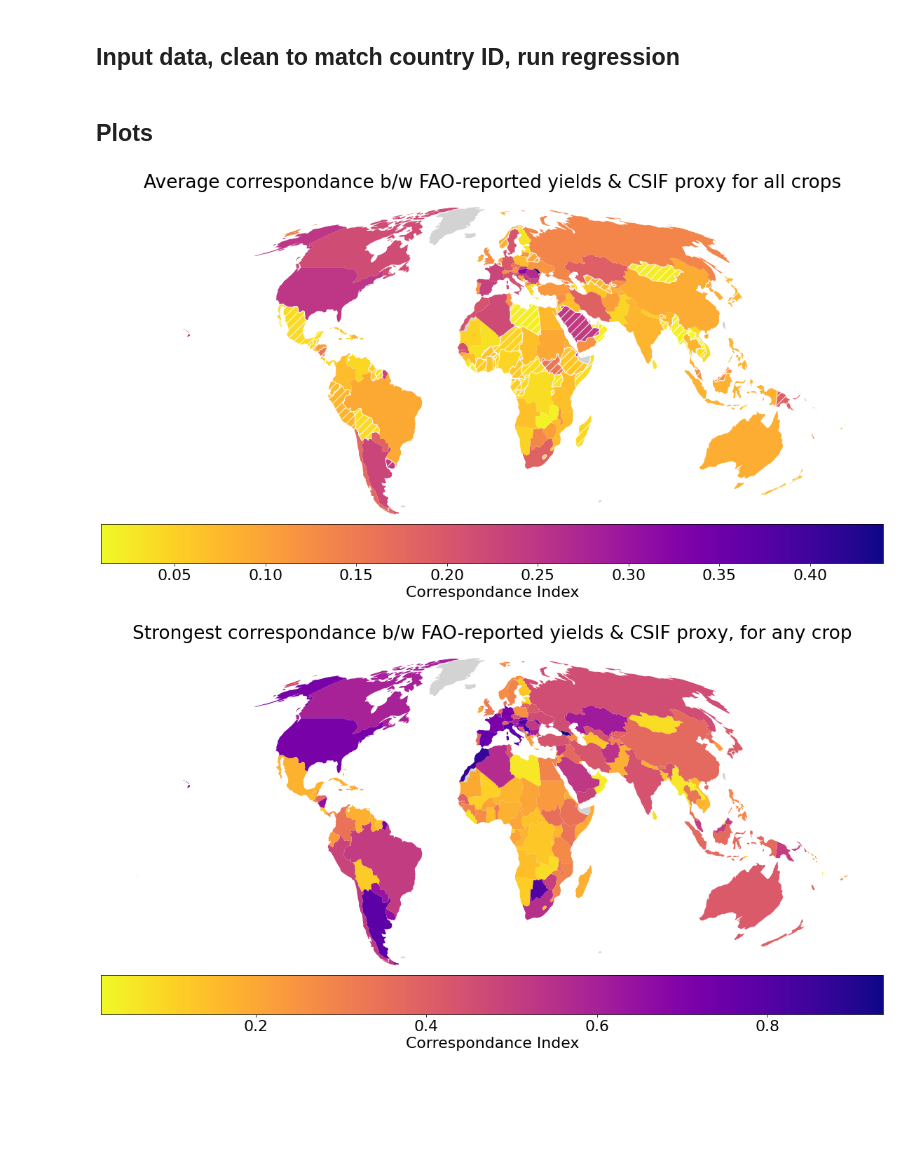
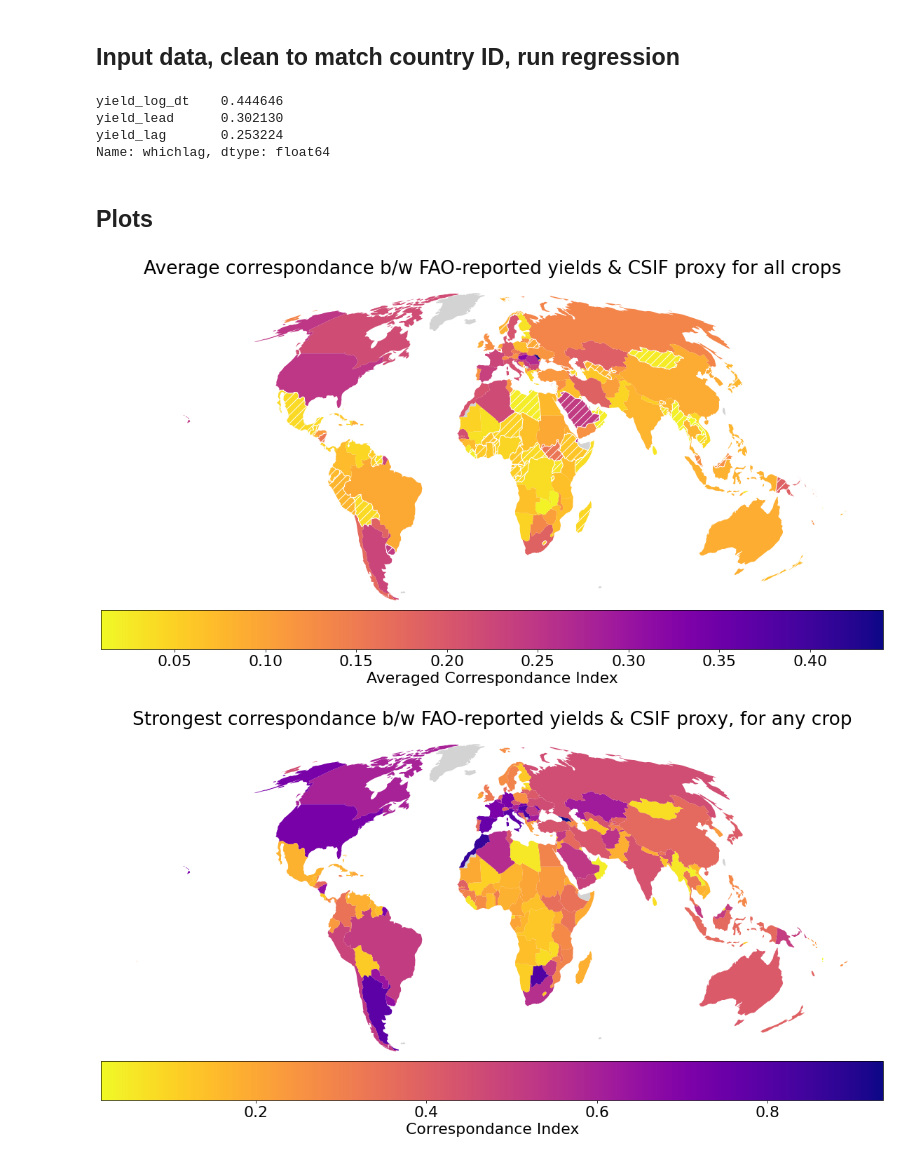
Before and after one commit to carospark/FAO_ag_check_code, a Jupyter notebook: notebook/3A.plot_maps.ipynb, the cells around one changed output. Cells and saved outputs as stored; diff of their text form; code cells hidden in the pictures; blank space fills up the shorter version.

Commit message:
fixed lead/lag with log detrending for csif and fao yields

```diff
--- a/notebook/3A.plot_maps.ipynb
+++ b/notebook/3A.plot_maps.ipynb
@@ -19,11 +19,9 @@ plt.rcParams.update({'font.size': 22})
 ## Input data, clean to match country ID, run regression
 # %%
 combined = pd.read_csv("./data/yield_comparison.csv")
-combined = detrend_group(combined, 'yield_og', 'yield', log_transform=True)
-combined = detrend_group(combined, 'csif_og', 'csif', log_transform=True)
 # %%
 ## run regression of yield against csif for each iso_a3/crop
-regs = combined.groupby(['iso_a3', 'cropname']).apply(regress, 'yield', ['csif'])
+regs = combined.groupby(['iso_a3', 'cropname']).apply(regress, 'yield_log_dt', ['csif_log_dt'])
 regs.columns=["sif_coefficient", "r2", "resid_var"]
 regs = regs.reset_index().dropna()
 regs = regs.query('r2 < 1 ')
@@ -43,7 +41,7 @@ regs_best = regs.loc[regs.groupby('iso_a3')["r2"].idxmax()]
 ## gdp data
 gdp_df = pd.read_csv("./data/wb_gdp_per_cap.csv")
 
-## lead/lag analysis
+# ## lead/lag analysis
 leadlag = (pd.DataFrame(combined[["cropname", "iso_a3", "whichlag"]].drop_duplicates().reset_index(drop=True)
                   .groupby('iso_a3')['whichlag'].value_counts(normalize=True).round(2))
                   .rename(columns={'whichlag':'pct'}).reset_index().drop_duplicates())
@@ -62,15 +60,22 @@ fao = (pd.read_csv("./data/faostat_all_flags.csv")[lambda df: df['Flag Descripti
        .query("cropname == 'Maize' "))
 fao['flag'] = pd.to_numeric(1)
 fao = fao.groupby('iso_a3').sum('flag')['flag'].reset_index()
+# %%
+combined['whichlag'].value_counts(normalize=True)
+# %% [output]
+yield_log_dt    0.444646
+yield_lead      0.302130
+yield_lag       0.253224
+Name: whichlag, dtype: float64
 # %% [markdown]
 ## Plots
 # %%
 plot_map(regs_avg, column="r2",
          title="Average correspondance b/w FAO-reported yields & CSIF proxy for all crops",
-         cmap="plasma_r", cbar_label="Averaged Correspondance Index",
+         cbar_label="Averaged Correspondance Index", cmap="plasma_r",
          filename="avg_corr_map")
 # %% [output]
-[figure, old version]
+[figure, new version]
 # %%
 plot_map(regs_best, column="r2",
          title="Strongest correspondance b/w FAO-reported yields & CSIF proxy, for any crop",
```
Also changed, not shown: parts of 3 cells of this notebook, 15 other files.
